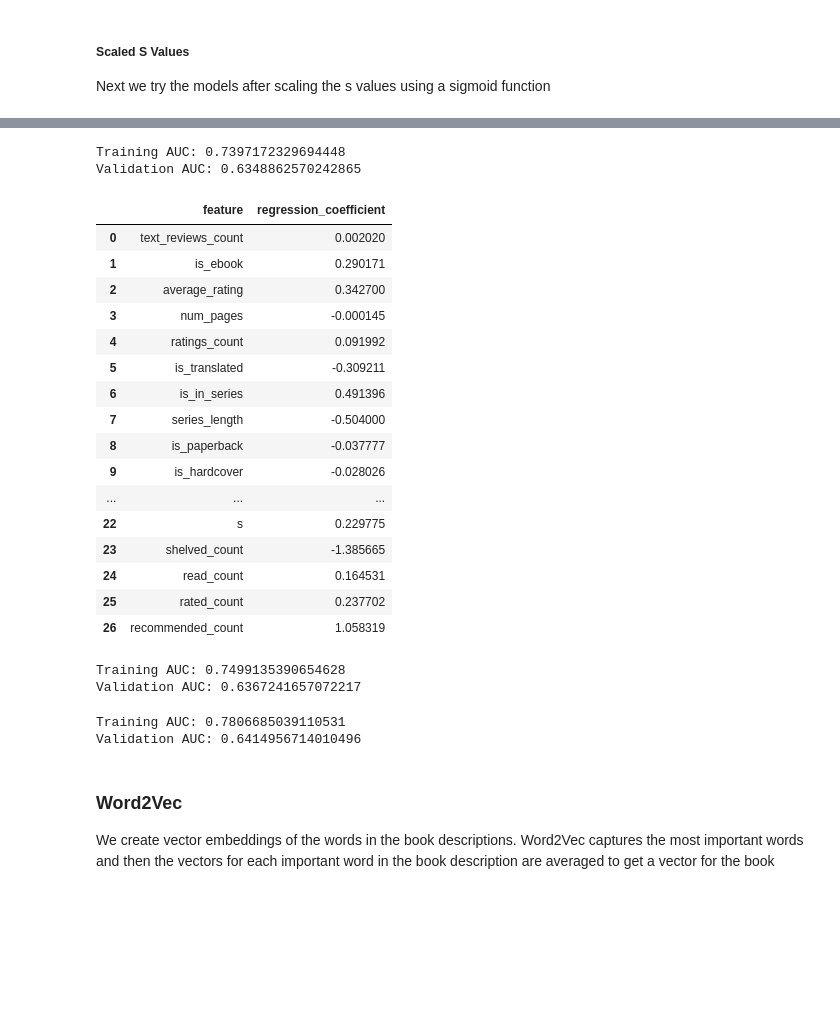
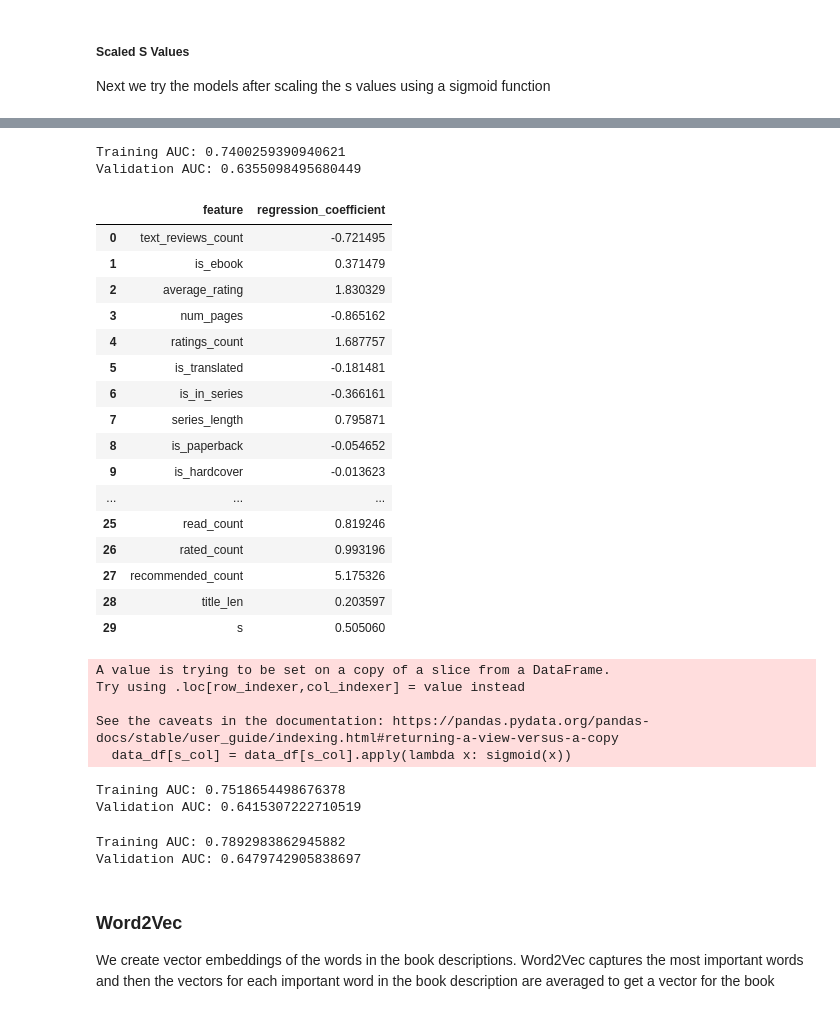
Before and after one commit to MattB17/MLProject, a Jupyter notebook: MetaModels/MetaBprMF.ipynb, the cells around one changed output, grey strips where cells are left out. Cells and saved outputs as stored; diff of their text form; code cells hidden in the pictures; blank space fills up the shorter version.

```diff
--- a/MetaModels/MetaBprMF.ipynb
+++ b/MetaModels/MetaBprMF.ipynb
@@ -104,16 +104,17 @@ We select the set of non language features which will be combined with the vecto
 
 We also scale the count features. As counts tend to grow exponentially we use a log transform to make the counts linear.
 # %%
-columns_to_keep = ['text_reviews_count', 'is_ebook', 'average_rating', 'num_pages',
+feature_columns = ['text_reviews_count', 'is_ebook', 'average_rating', 'num_pages',
                    'ratings_count', 'is_translated', 'is_in_series', 'series_length',
                    'is_paperback', 'is_hardcover', 'is_audio', 'from_penguin',
                    'from_harpercollins', 'from_university_press', 'from_vintage',
-                   'from_createspace', 'author_a', 'author_b', 'author_c',
-                   'author_d', 'author_e', 'author_f', 's',
-                   'shelved_count', 'read_count', 'rated_count', 'recommended_count']
-X_train_reg = train_df_s[columns_to_keep]
-X_val_reg = val_df_s[columns_to_keep]
-X_test_reg = test_df_s[columns_to_keep]
+                   'from_createspace', 'publication_year', 'author_a', 'author_b',
+                   'author_c', 'author_d', 'author_e', 'author_f',
+                   'book_shelved_count', 'shelved_count', 'read_count', 'rated_count',
+                   'recommended_count', 'title_len', 's']
+X_train_reg = train_df_s[feature_columns]
+X_val_reg = val_df_s[feature_columns]
+X_test_reg = test_df_s[feature_columns]
 # %%
 def log_transform_columns(data_df, cols):
     """Applies a log transform to `cols` in `data_df`.
@@ -280,9 +281,9 @@ def scale_s_values(data_df):
 # %%
 min_max_scaler = MinMaxScaler()
 
-X_train_reg2 = scale_s_values(X_train_reg)
-X_val_reg2 = scale_s_values(X_val_reg)
-X_test_reg2 = scale_s_values(X_test_reg)
+X_train_reg2 = min_max_scaler.fit_transform(scale_s_values(X_train_reg))
+X_val_reg2 = min_max_scaler.transform(scale_s_values(X_val_reg))
+X_test_reg2 = min_max_scaler.transform(scale_s_values(X_test_reg))
 # %% [output]
 A value is trying to be set on a copy of a slice from a DataFrame.
 Try using .loc[row_indexer,col_indexer] = value instead
@@ -299,31 +310,41 @@ val_AUC = roc_auc_score(val_df_s['recommended'], reg_model.predict(X_val_reg2))
 print("Training AUC: {}".format(train_AUC))
 print("Validation AUC: {}".format(val_AUC))
 # %% [output]
-Training AUC: 0.7397172329694448
-Validation AUC: 0.6348862570242865
+Training AUC: 0.7400259390940621
+Validation AUC: 0.6355098495680449
 # %%
-reg_df = pd.DataFrame({'feature': columns_to_keep,
+reg_df = pd.DataFrame({'feature': feature_columns,
                        'regression_coefficient': reg_model.coef_[0]})
 
-reg_df.head(27)
+reg_df.head(len(feature_columns))
 # %% [output]
 |  | feature | regression_coefficient |
-| 0 | text_reviews_count | 0.002020 |
-| 1 | is_ebook | 0.290171 |
-| 2 | average_rating | 0.342700 |
-| 3 | num_pages | -0.000145 |
-| 4 | ratings_count | 0.091992 |
-| 5 | is_translated | -0.309211 |
-| 6 | is_in_series | 0.491396 |
-| 7 | series_length | -0.504000 |
-| 8 | is_paperback | -0.037777 |
-| 9 | is_hardcover | -0.028026 |
+| 0 | text_reviews_count | -0.721495 |
+| 1 | is_ebook | 0.371479 |
+| 2 | average_rating | 1.830329 |
+| 3 | num_pages | -0.865162 |
+| 4 | ratings_count | 1.687757 |
+| 5 | is_translated | -0.181481 |
+| 6 | is_in_series | -0.366161 |
+| 7 | series_length | 0.795871 |
+| 8 | is_paperback | -0.054652 |
+| 9 | is_hardcover | -0.013623 |
 | ... | ... | ... |
-| 22 | s | 0.229775 |
-| 23 | shelved_count | -1.385665 |
-| 24 | read_count | 0.164531 |
-| 25 | rated_count | 0.237702 |
-| 26 | recommended_count | 1.058319 |
+| 25 | read_count | 0.819246 |
+| 26 | rated_count | 0.993196 |
+| 27 | recommended_count | 5.175326 |
+| 28 | title_len | 0.203597 |
+| 29 | s | 0.505060 |
+# %%
+X_train_reg2 = scale_s_values(X_train_reg)
+X_val_reg2 = scale_s_values(X_val_reg)
+X_test_reg2 = scale_s_values(X_test_reg)
+# %% [output]
+A value is trying to be set on a copy of a slice from a DataFrame.
+Try using .loc[row_indexer,col_indexer] = value instead
+
+See the caveats in the documentation: https://pandas.pydata.org/pandas-docs/stable/user_guide/indexing.html#returning-a-view-versus-a-copy
+  data_df[s_col] = data_df[s_col].apply(lambda x: sigmoid(x))
 # %%
 from xgboost import XGBClassifier
 
@@ -340,8 +361,8 @@ val_AUC = roc_auc_score(
 print("Training AUC: {}".format(train_AUC))
 print("Validation AUC: {}".format(val_AUC))
 # %% [output]
-Training AUC: 0.7499135390654628
-Validation AUC: 0.6367241657072217
+Training AUC: 0.7518654498676378
+Validation AUC: 0.6415307222710519
 # %%
 from sklearn.ensemble import RandomForestClassifier
 
@@ -356,8 +377,8 @@ val_AUC = roc_auc_score(
 print("Training AUC: {}".format(train_AUC))
 print("Validation AUC: {}".format(val_AUC))
 # %% [output]
-Training AUC: 0.7806685039110531
-Validation AUC: 0.6414956714010496
+Training AUC: 0.7892983862945882
+Validation AUC: 0.6479742905838697
 # %% [markdown]
 ### Word2Vec
 
```
Also changed, not shown: parts of 11 cells of this notebook, 1 other file.
